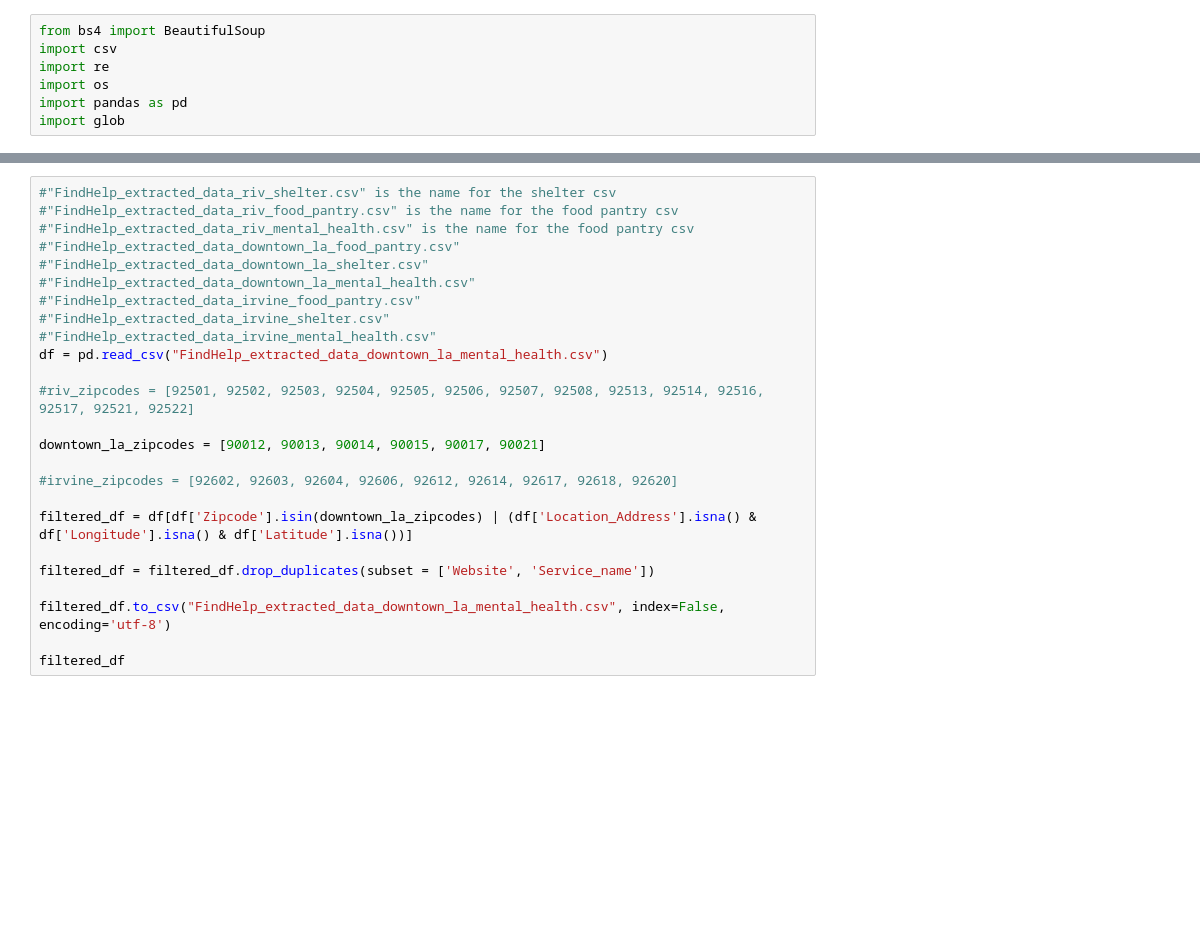
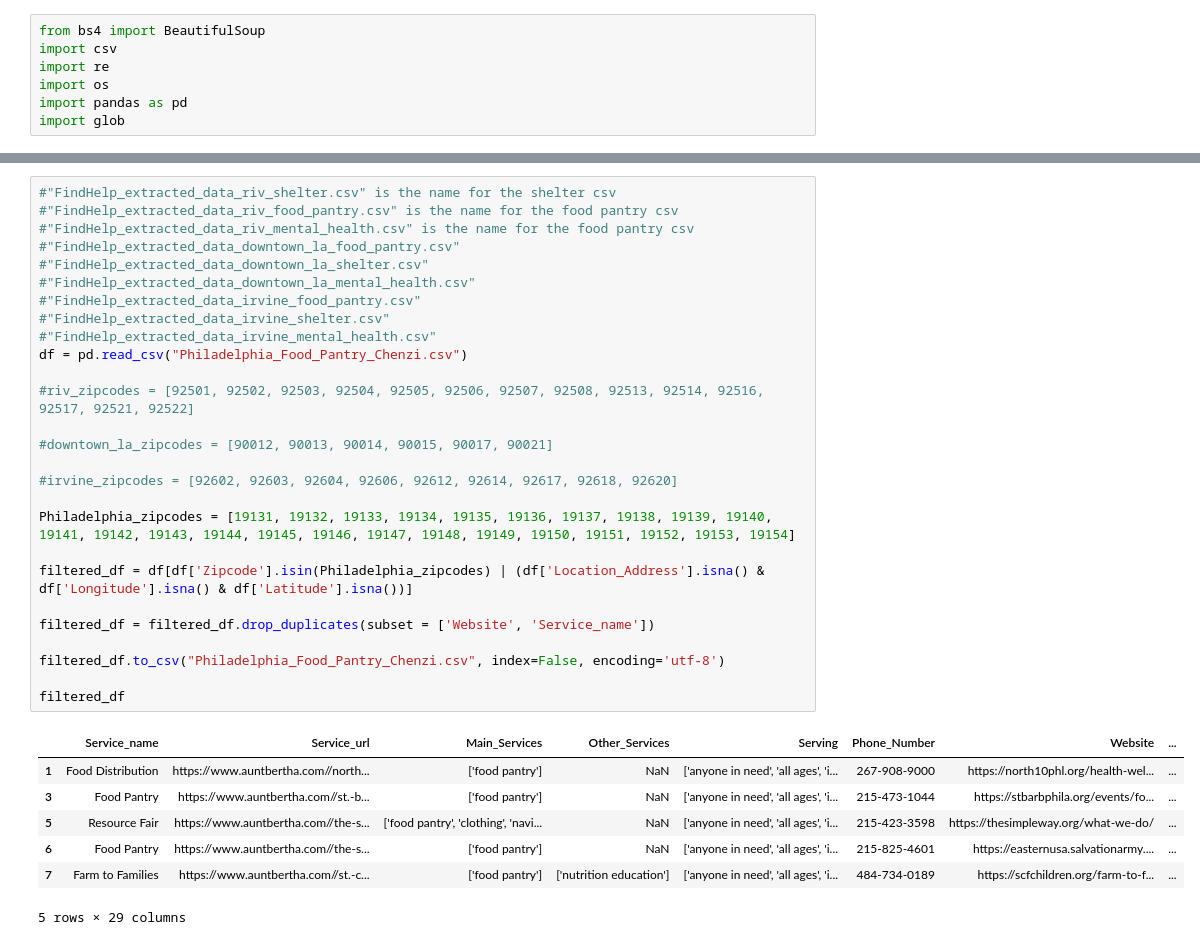
Before and after one commit to TregisD/Homeless_Services_Provider_Interface, a Jupyter notebook: Find_help_parser.ipynb, the cells around one changed output, grey strips where cells are left out. Cells and saved outputs as stored; diff of their text form; blank space fills up the shorter version.

```diff
--- a/Find_help_parser.ipynb
+++ b/Find_help_parser.ipynb
@@ -404,25 +422,35 @@ with open(csv_filename, 'w', newline='', encoding='utf-8') as csv_file:
 # %%
 #"FindHelp_extracted_data_riv_shelter.csv" is the name for the shelter csv
 #"FindHelp_extracted_data_riv_food_pantry.csv" is the name for the food pantry csv
 #"FindHelp_extracted_data_riv_mental_health.csv" is the name for the food pantry csv
 #"FindHelp_extracted_data_downtown_la_food_pantry.csv"
 #"FindHelp_extracted_data_downtown_la_shelter.csv"
 #"FindHelp_extracted_data_downtown_la_mental_health.csv"
 #"FindHelp_extracted_data_irvine_food_pantry.csv"
 #"FindHelp_extracted_data_irvine_shelter.csv"
 #"FindHelp_extracted_data_irvine_mental_health.csv"
-df = pd.read_csv("FindHelp_extracted_data_downtown_la_mental_health.csv")
+df = pd.read_csv("Philadelphia_Food_Pantry_Chenzi.csv")
 
 #riv_zipcodes = [92501, 92502, 92503, 92504, 92505, 92506, 92507, 92508, 92513, 92514, 92516, 92517, 92521, 92522]
 
-downtown_la_zipcodes = [90012, 90013, 90014, 90015, 90017, 90021]
+#downtown_la_zipcodes = [90012, 90013, 90014, 90015, 90017, 90021]
 
 #irvine_zipcodes = [92602, 92603, 92604, 92606, 92612, 92614, 92617, 92618, 92620]
 
-filtered_df = df[df['Zipcode'].isin(downtown_la_zipcodes) | (df['Location_Address'].isna() & df['Longitude'].isna() & df['Latitude'].isna())]
+Philadelphia_zipcodes = [19131, 19132, 19133, 19134, 19135, 19136, 19137, 19138, 19139, 19140, 19141, 19142, 19143, 19144, 19145, 19146, 19147, 19148, 19149, 19150, 19151, 19152, 19153, 19154]
+
+filtered_df = df[df['Zipcode'].isin(Philadelphia_zipcodes) | (df['Location_Address'].isna() & df['Longitude'].isna() & df['Latitude'].isna())]
 
 filtered_df = filtered_df.drop_duplicates(subset = ['Website', 'Service_name'])
 
-filtered_df.to_csv("FindHelp_extracted_data_downtown_la_mental_health.csv", index=False, encoding='utf-8')
+filtered_df.to_csv("Philadelphia_Food_Pantry_Chenzi.csv", index=False, encoding='utf-8')
 
 filtered_df
+# %% [output]
+|  | Service_name | Service_url | Main_Services | Other_Services | Serving | Phone_Number | Website | ... |
+| 1 | Food Distribution | https://www.auntbertha.com//north... | ['food pantry'] | NaN | ['anyone in need', 'all ages', 'i... | 267-908-9000 | https://north10phl.org/health-wel... | ... |
+| 3 | Food Pantry | https://www.auntbertha.com//st.-b... | ['food pantry'] | NaN | ['anyone in need', 'all ages', 'i... | 215-473-1044 | https://stbarbphila.org/events/fo... | ... |
+| 5 | Resource Fair | https://www.auntbertha.com//the-s... | ['food pantry', 'clothing', 'navi... | NaN | ['anyone in need', 'all ages', 'i... | 215-423-3598 | https://thesimpleway.org/what-we-do/ | ... |
+| 6 | Food Pantry | https://www.auntbertha.com//the-s... | ['food pantry'] | NaN | ['anyone in need', 'all ages', 'i... | 215-825-4601 | https://easternusa.salvationarmy.... | ... |
+| 7 | Farm to Families | https://www.auntbertha.com//st.-c... | ['food pantry'] | ['nutrition education'] | ['anyone in need', 'all ages', 'i... | 484-734-0189 | https://scfchildren.org/farm-to-f... | ... |
+5 rows × 29 columns
```
Also changed, not shown: parts of 2 cells of this notebook, 2 other files.
